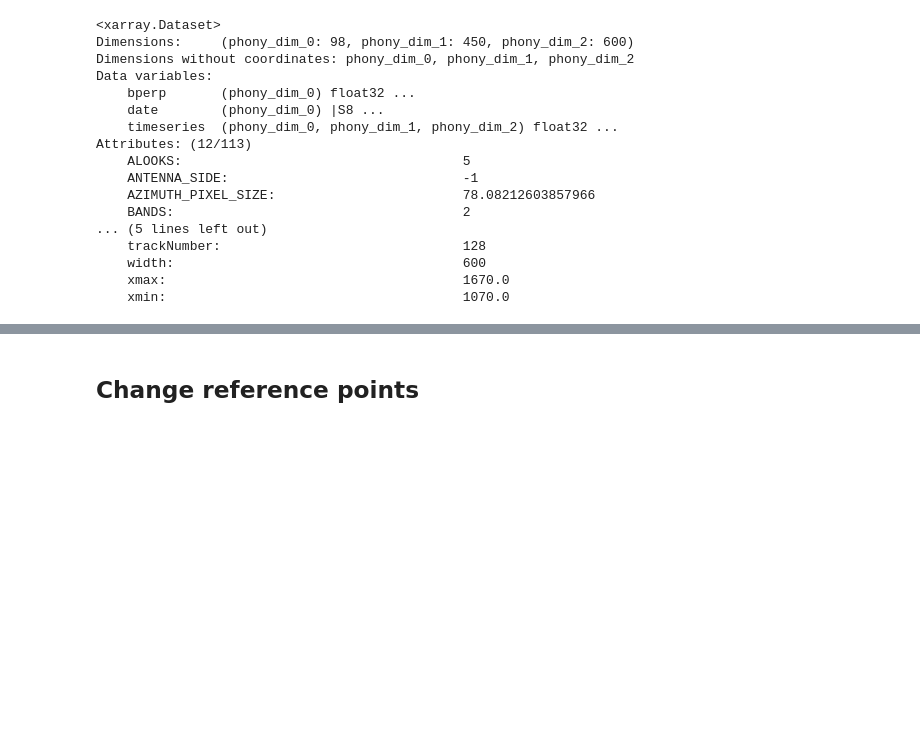
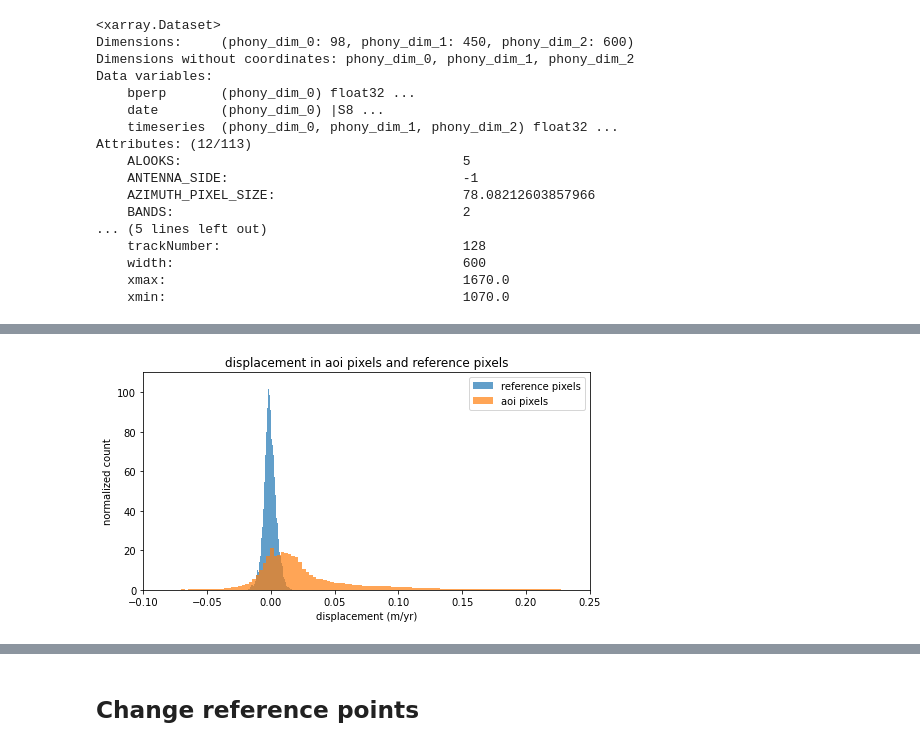
Before and after one commit to UW-GDA/Friendly-InSAR-time-series, a Jupyter notebook: 03_spatial-analysis.ipynb, the cells around one changed output, grey strips where cells are left out. Saved outputs shown, nothing was run; the diff lists cells and outputs as text; code cells hidden in the pictures; blank space fills up the shorter version.

```diff
--- a/03_spatial-analysis.ipynb
+++ b/03_spatial-analysis.ipynb
@@ -103,4 +203,19 @@ ref_geom = ref.geometry
 # %%
-disp_aoi = disp_utm['VARIABLE'].rio.clip(aoi_geom, crs=aoi.crs, drop=False)
+# clip to aoi, clip to reference areas
+disp_aoi = disp_df.rio.clip(aoi_gdf.geometry, crs=aoi_gdf.crs, drop=False)
+disp_ref = disp_df.rio.clip(ref_gdf.geometry, crs=ref_gdf.crs, drop=False)
+# %%
+# Sanity check
+f,ax = plt.subplots(figsize=(8,4))
+ax.hist(np.ravel(disp_ref.displacement), bins=200, density=True, alpha=0.7, label='reference pixels')
+ax.hist(np.ravel(disp_aoi.displacement), bins=200, density=True, alpha=0.7, label='aoi pixels')
+ax.set_title('displacement in aoi pixels and reference pixels')
+ax.set_ylabel('normalized count')
+ax.set_xlabel('displacement (m/yr)')
+ax.set_ylim(0,110)
+ax.set_xlim(-0.1,0.25)
+ax.legend();
+# %% [output]
+[figure, added]
 # %%
 f, ax = plt.subplots(figsize=(7,5))
```
Also changed, not shown: parts of 43 cells of this notebook, 1 other file.
